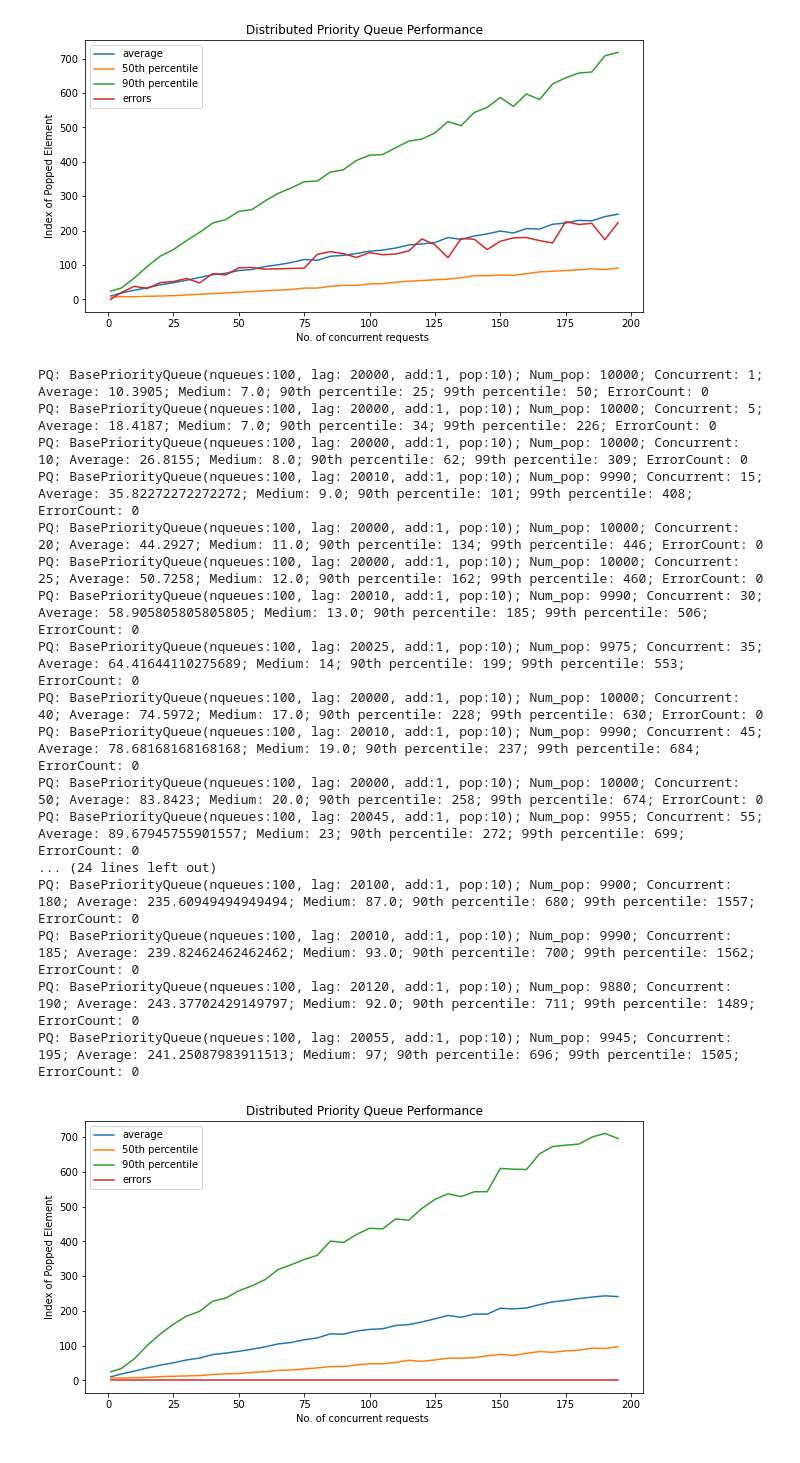
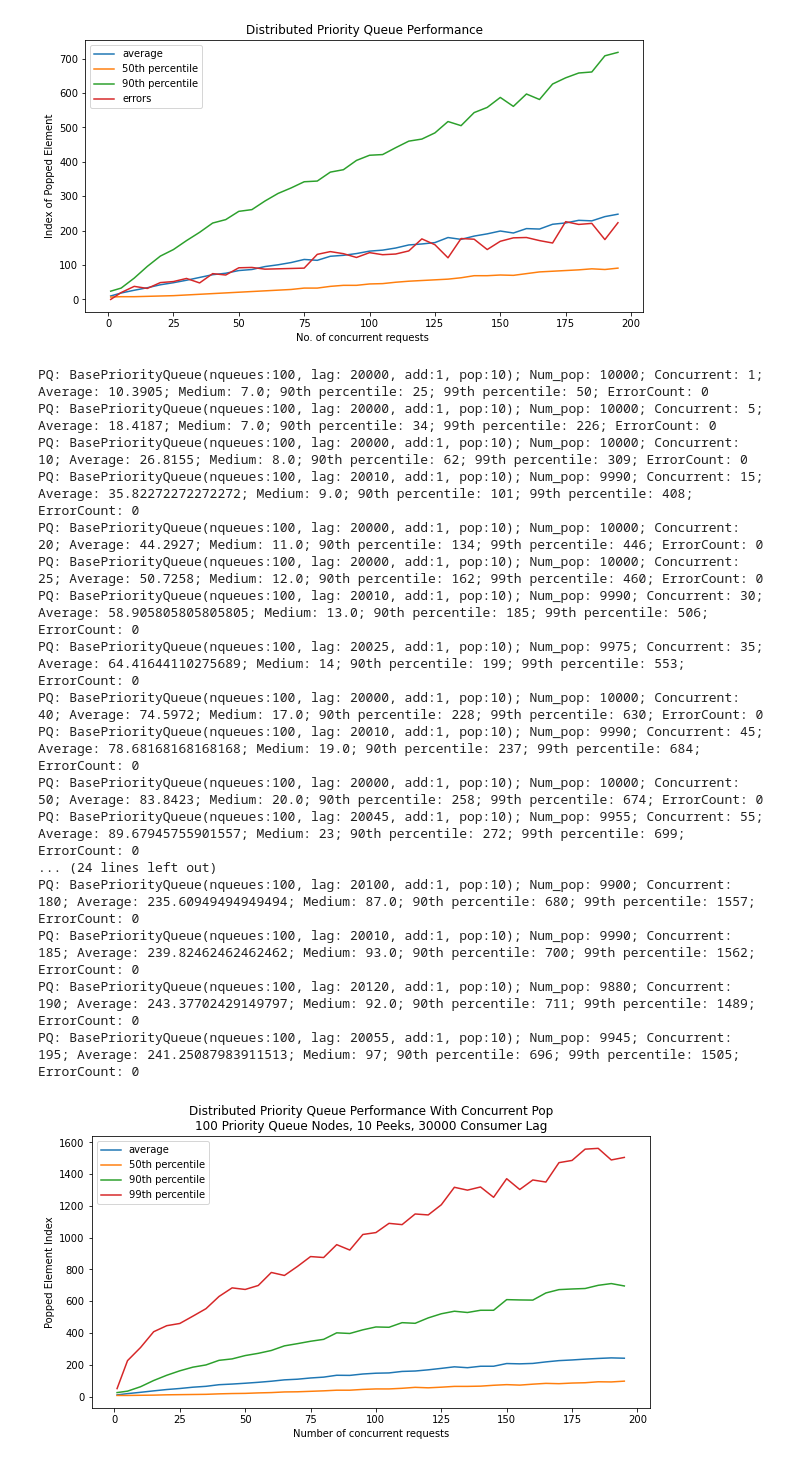
Before and after one commit to bslin/distributed-pq, a Jupyter notebook: simulation/src/simulator_v2.ipynb, the cells around one changed output. Cells and saved outputs as stored; diff of their text form; code cells hidden in the pictures.

Commit message:
simulation plots update

```diff
--- a/simulation/src/simulator_v2.ipynb
+++ b/simulation/src/simulator_v2.ipynb
@@ -177,7 +177,7 @@ plt.show()
 # %% [output]
 [figure]
 # %%
-# index vs concurrency, when #initiali items >> number of pops
+# index vs concurrency, when #initial items >> number of pops
 import statistics
 import random
 from testrunner_v2 import TestRunnerV2
@@ -200,18 +200,6 @@ for i in range(1, 200, 5):
     p99_list.append(tr.get_percentile(sorted_out, 99))
     avg_list.append(statistics.mean(out))
     err_list.append(err)
-
-plt.plot(x_list, avg_list, label="average")
-plt.plot(x_list, p50_list, label="50th percentile")
-plt.plot(x_list, p90_list, label="90th percentile")
-#plt.plot(x_list, p99_list, label="99th percentile")
-plt.plot(x_list, err_list, label="errors")
-plt.legend()
-plt.title("Distributed Priority Queue Performance")
-plt.xlabel("No. of concurrent requests ")
-plt.ylabel("Index of Popped Element")
-plt.rcParams['figure.figsize'] = [10, 5]
-plt.show()
 # %% [output]
 PQ: BasePriorityQueue(nqueues:100, lag: 20000, add:1, pop:10); Num_pop: 10000; Concurrent: 1; Average: 10.3905; Medium: 7.0; 90th percentile: 25; 99th percentile: 50; ErrorCount: 0
 PQ: BasePriorityQueue(nqueues:100, lag: 20000, add:1, pop:10); Num_pop: 10000; Concurrent: 5; Average: 18.4187; Medium: 7.0; 90th percentile: 34; 99th percentile: 226; ErrorCount: 0
@@ -230,5 +218,20 @@ PQ: BasePriorityQueue(nqueues:100, lag: 20100, add:1, pop:10); Num_pop: 9900; Co
 PQ: BasePriorityQueue(nqueues:100, lag: 20010, add:1, pop:10); Num_pop: 9990; Concurrent: 185; Average: 239.82462462462462; Medium: 93.0; 90th percentile: 700; 99th percentile: 1562; ErrorCount: 0
 PQ: BasePriorityQueue(nqueues:100, lag: 20120, add:1, pop:10); Num_pop: 9880; Concurrent: 190; Average: 243.37702429149797; Medium: 92.0; 90th percentile: 711; 99th percentile: 1489; ErrorCount: 0
 PQ: BasePriorityQueue(nqueues:100, lag: 20055, add:1, pop:10); Num_pop: 9945; Concurrent: 195; Average: 241.25087983911513; Medium: 97; 90th percentile: 696; 99th percentile: 1505; ErrorCount: 0
-[figure, removed]
+# %%
+# Plotting for the section above
+plt.plot(x_list, avg_list, label="average")
+plt.plot(x_list, p50_list, label="50th percentile")
+plt.plot(x_list, p90_list, label="90th percentile")
+plt.plot(x_list, p99_list, label="99th percentile")
+#plt.plot(x_list, err_list, label="errors")
+plt.legend()
+plt.title("Distributed Priority Queue Performance With Concurrent Pop\n100 Priority Queue Nodes, 10 Peeks, 30000 Consumer Lag")
+plt.xlabel("Number of concurrent requests")
+plt.ylabel("Popped Element Index")
+plt.rcParams['figure.figsize'] = [10, 5]
+plt.savefig('plot_concurrency.png')
+plt.show()
+# %% [output]
+[figure, added]
 # %%
```
Also changed, not shown: parts of 6 cells of this notebook.
